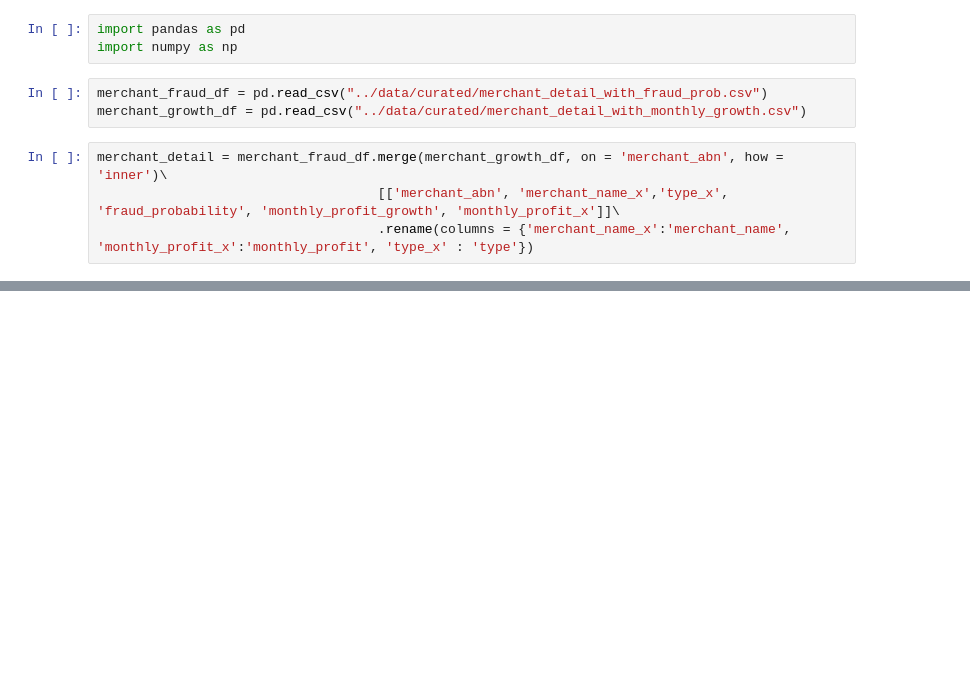
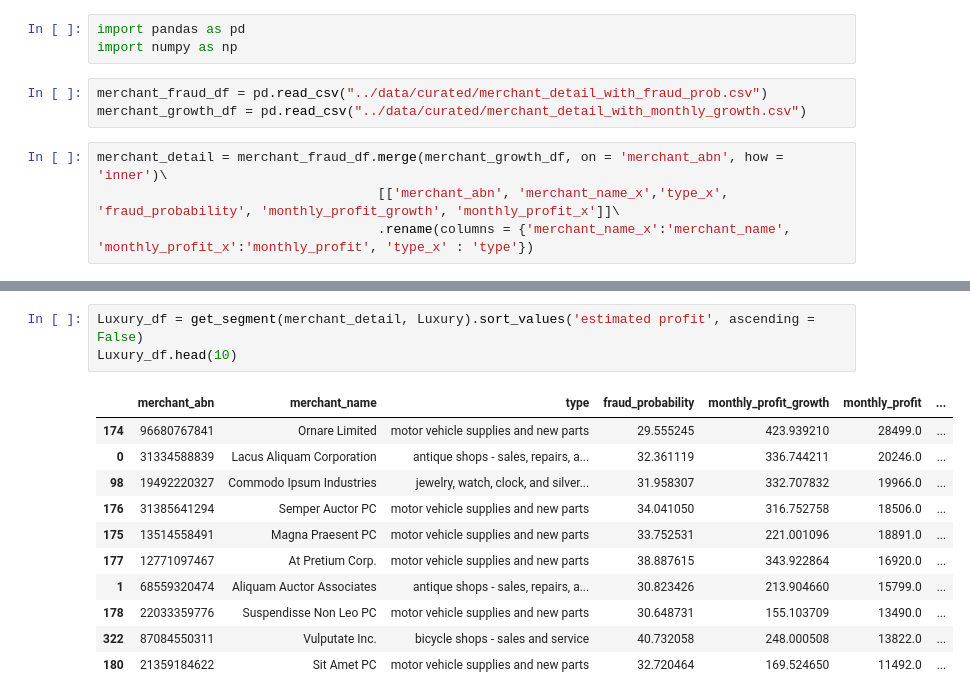
Before and after one commit to MAST30034-Applied-Data-Science/generic-buy-now-pay-later-project-group-33, a Jupyter notebook: notebooks/8.ranking system.ipynb, the cells around one changed output, grey strips where cells are left out. Cells and saved outputs as stored; diff of their text form; blank space fills up the shorter version.

```diff
--- a/notebooks/8.ranking system.ipynb
+++ b/notebooks/8.ranking system.ipynb
@@ -29,0 +104,15 @@ merchant_detail.sort_values('estimated profit', ascending = False)
+# %%
+Luxury_df = get_segment(merchant_detail, Luxury).sort_values('estimated profit', ascending = False)
+Luxury_df.head(10)
+# %% [output]
+|  | merchant_abn | merchant_name | type | fraud_probability | monthly_profit_growth | monthly_profit | ... |
+| 174 | 96680767841 | Ornare Limited | motor vehicle supplies and new parts | 29.555245 | 423.939210 | 28499.0 | ... |
+| 0 | 31334588839 | Lacus Aliquam Corporation | antique shops - sales, repairs, a... | 32.361119 | 336.744211 | 20246.0 | ... |
+| 98 | 19492220327 | Commodo Ipsum Industries | jewelry, watch, clock, and silver... | 31.958307 | 332.707832 | 19966.0 | ... |
+| 176 | 31385641294 | Semper Auctor PC | motor vehicle supplies and new parts | 34.041050 | 316.752758 | 18506.0 | ... |
+| 175 | 13514558491 | Magna Praesent PC | motor vehicle supplies and new parts | 33.752531 | 221.001096 | 18891.0 | ... |
+| 177 | 12771097467 | At Pretium Corp. | motor vehicle supplies and new parts | 38.887615 | 343.922864 | 16920.0 | ... |
+| 1 | 68559320474 | Aliquam Auctor Associates | antique shops - sales, repairs, a... | 30.823426 | 213.904660 | 15799.0 | ... |
+| 178 | 22033359776 | Suspendisse Non Leo PC | motor vehicle supplies and new parts | 30.648731 | 155.103709 | 13490.0 | ... |
+| 322 | 87084550311 | Vulputate Inc. | bicycle shops - sales and service | 40.732058 | 248.000508 | 13822.0 | ... |
+| 180 | 21359184622 | Sit Amet PC | motor vehicle supplies and new parts | 32.720464 | 169.524650 | 11492.0 | ... |
```
Also changed, not shown: parts of 10 cells of this notebook.
